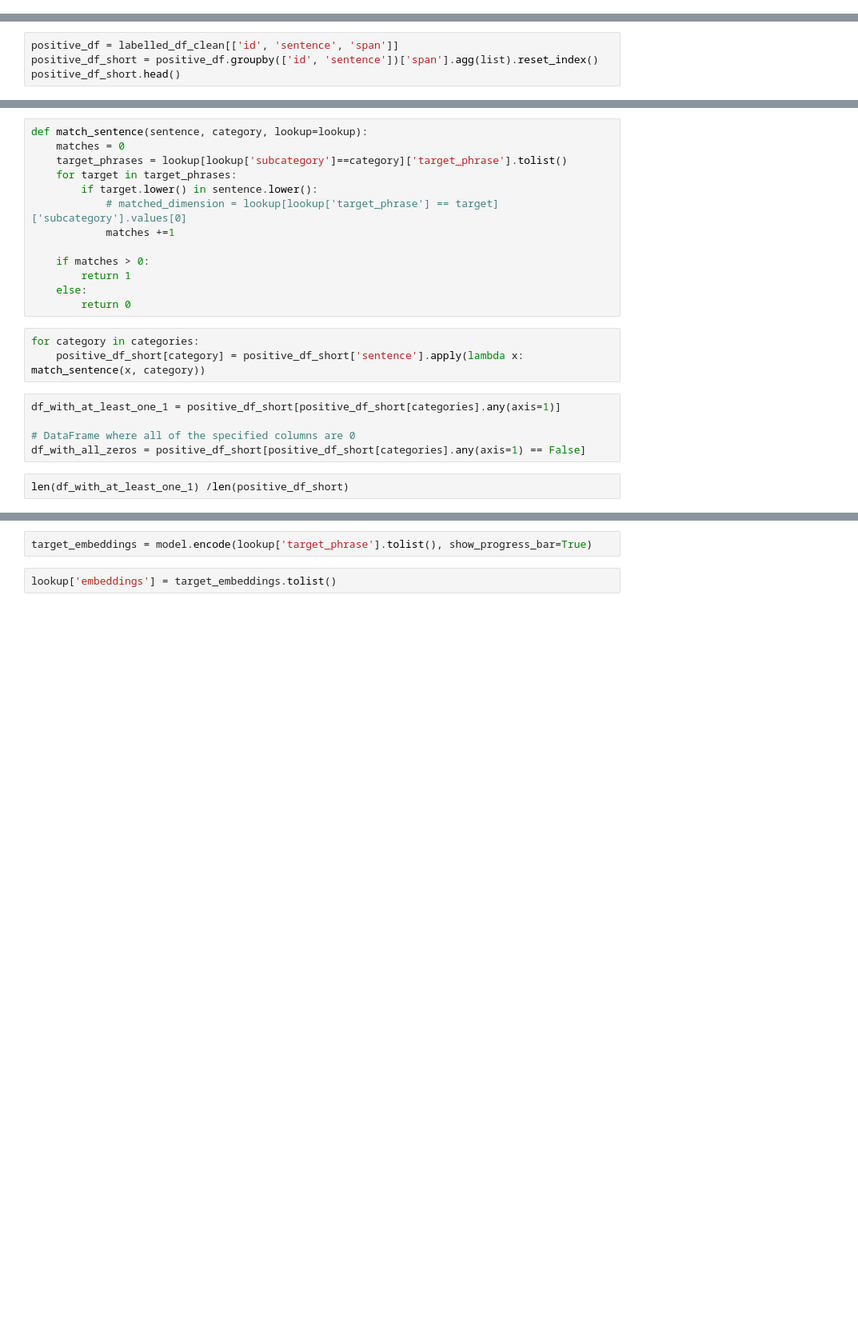
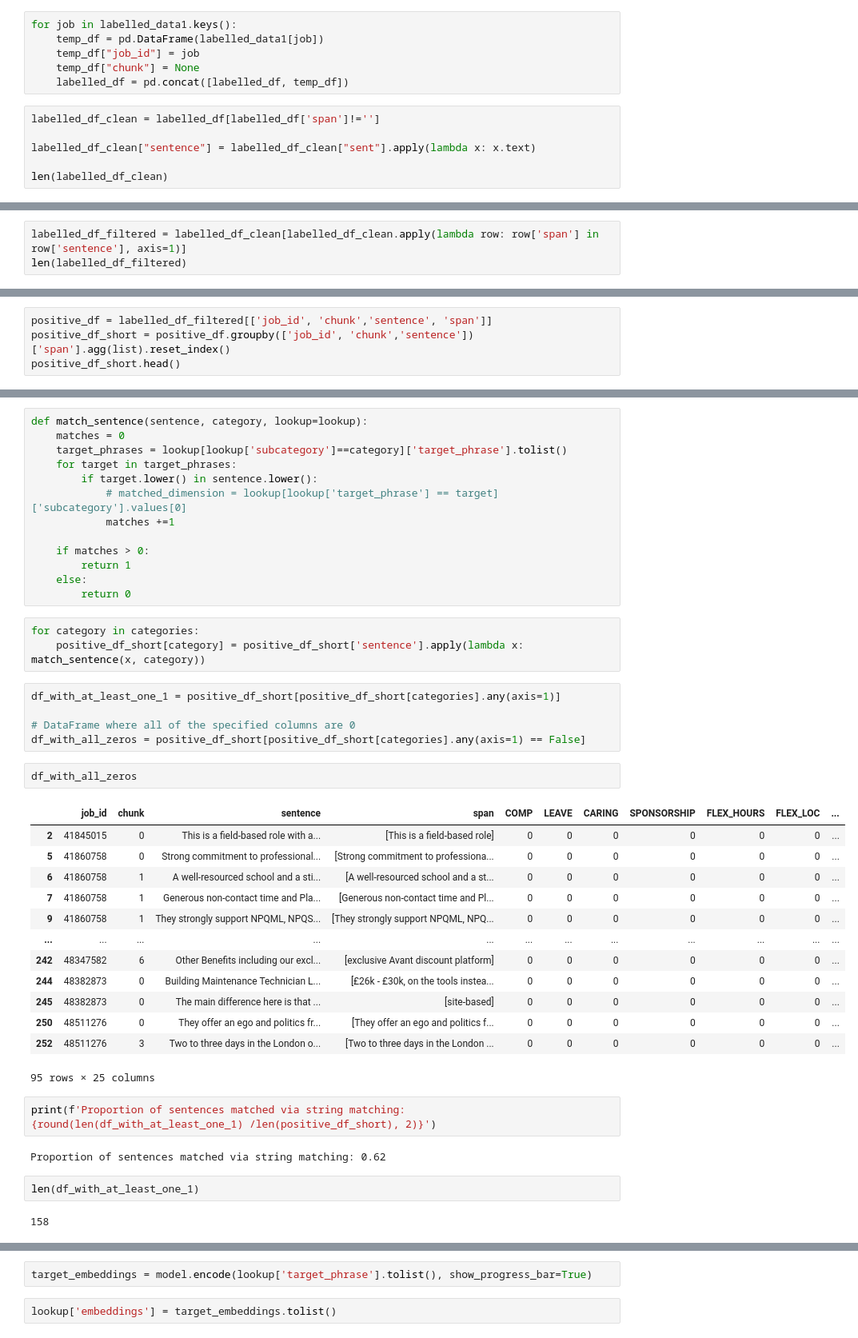
Before and after one commit to nestauk/dap_job_quality, a Jupyter notebook: dap_job_quality/notebooks/ro_category_mapping.ipynb, the cells around one changed output, grey strips where cells are left out. Shown at 80% size. Drawn from its saved outputs; the diff is of its cells as text; blank space fills up the shorter version.

```diff
--- a/dap_job_quality/notebooks/ro_category_mapping.ipynb
+++ b/dap_job_quality/notebooks/ro_category_mapping.ipynb
@@ -55,0 +107,12 @@ labelled_df_clean["sentence"] = labelled_df_clean["sent"].apply(lambda x: x.text
+# %%
+for job in labelled_data1.keys():
+    temp_df = pd.DataFrame(labelled_data1[job])
+    temp_df["job_id"] = job
+    temp_df["chunk"] = None
+    labelled_df = pd.concat([labelled_df, temp_df])
+# %%
+labelled_df_clean = labelled_df[labelled_df['span']!='']
+
+labelled_df_clean["sentence"] = labelled_df_clean["sent"].apply(lambda x: x.text)
+
+len(labelled_df_clean)
@@ -55,0 +151,3 @@ labelled_df_clean["sentence"] = labelled_df_clean["sent"].apply(lambda x: x.text
+# %%
+labelled_df_filtered = labelled_df_clean[labelled_df_clean.apply(lambda row: row['span'] in row['sentence'], axis=1)]
+len(labelled_df_filtered)
@@ -82,4 +189,4 @@ negative_examples_df.head()
 # %%
-positive_df = labelled_df_clean[['id', 'sentence', 'span']]
-positive_df_short = positive_df.groupby(['id', 'sentence'])['span'].agg(list).reset_index()
+positive_df = labelled_df_filtered[['job_id', 'chunk','sentence', 'span']]
+positive_df_short = positive_df.groupby(['job_id', 'chunk','sentence'])['span'].agg(list).reset_index()
 positive_df_short.head()
@@ -111,7 +269,29 @@ df_with_at_least_one_1 = positive_df_short[positive_df_short[categories].any(axi
 
 # DataFrame where all of the specified columns are 0
 df_with_all_zeros = positive_df_short[positive_df_short[categories].any(axis=1) == False]
+# %%
+df_with_all_zeros
+# %% [output]
+|  | job_id | chunk | sentence | span | COMP | LEAVE | CARING | SPONSORSHIP | FLEX_HOURS | FLEX_LOC | ... |
+| 2 | 41845015 | 0 | This is a field-based role with a... | [This is a field-based role] | 0 | 0 | 0 | 0 | 0 | 0 | ... |
+| 5 | 41860758 | 0 | Strong commitment to professional... | [Strong commitment to professiona... | 0 | 0 | 0 | 0 | 0 | 0 | ... |
+| 6 | 41860758 | 1 | A well-resourced school and a sti... | [A well-resourced school and a st... | 0 | 0 | 0 | 0 | 0 | 0 | ... |
+| 7 | 41860758 | 1 | Generous non-contact time and Pla... | [Generous non-contact time and Pl... | 0 | 0 | 0 | 0 | 0 | 0 | ... |
+| 9 | 41860758 | 1 | They strongly support NPQML, NPQS... | [They strongly support NPQML, NPQ... | 0 | 0 | 0 | 0 | 0 | 0 | ... |
+| ... | ... | ... | ... | ... | ... | ... | ... | ... | ... | ... | ... |
+| 242 | 48347582 | 6 | Other Benefits including our excl... | [exclusive Avant discount platform] | 0 | 0 | 0 | 0 | 0 | 0 | ... |
+| 244 | 48382873 | 0 | Building Maintenance Technician L... | [£26k - £30k, on the tools instea... | 0 | 0 | 0 | 0 | 0 | 0 | ... |
+| 245 | 48382873 | 0 | The main difference here is that ... | [site-based] | 0 | 0 | 0 | 0 | 0 | 0 | ... |
+| 250 | 48511276 | 0 | They offer an ego and politics fr... | [They offer an ego and politics f... | 0 | 0 | 0 | 0 | 0 | 0 | ... |
+| 252 | 48511276 | 3 | Two to three days in the London o... | [Two to three days in the London ... | 0 | 0 | 0 | 0 | 0 | 0 | ... |
+95 rows × 25 columns
+# %%
+print(f'Proportion of sentences matched via string matching: {round(len(df_with_at_least_one_1) /len(positive_df_short), 2)}')
+# %% [output]
+Proportion of sentences matched via string matching: 0.62
 # %%
-len(df_with_at_least_one_1) /len(positive_df_short)
+len(df_with_at_least_one_1)
+# %% [output]
+158
 # %%
 len(positive_df_short)
```
Also changed, not shown: parts of 29 cells of this notebook, 3 other files.
